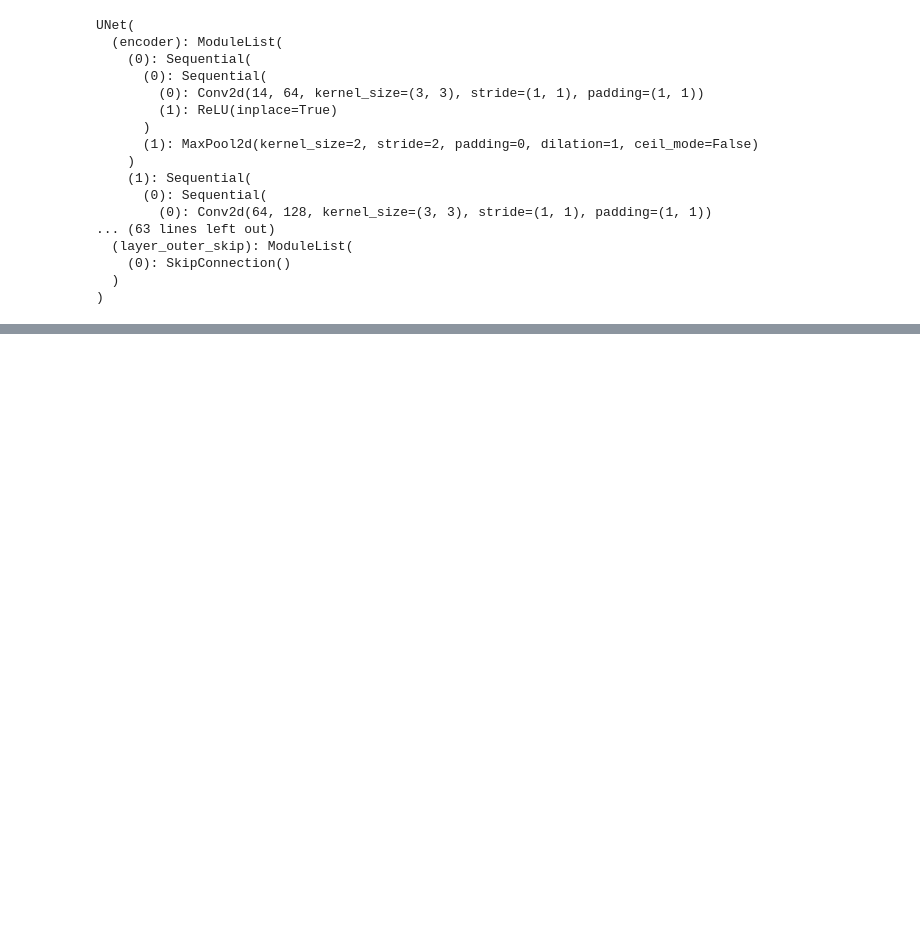
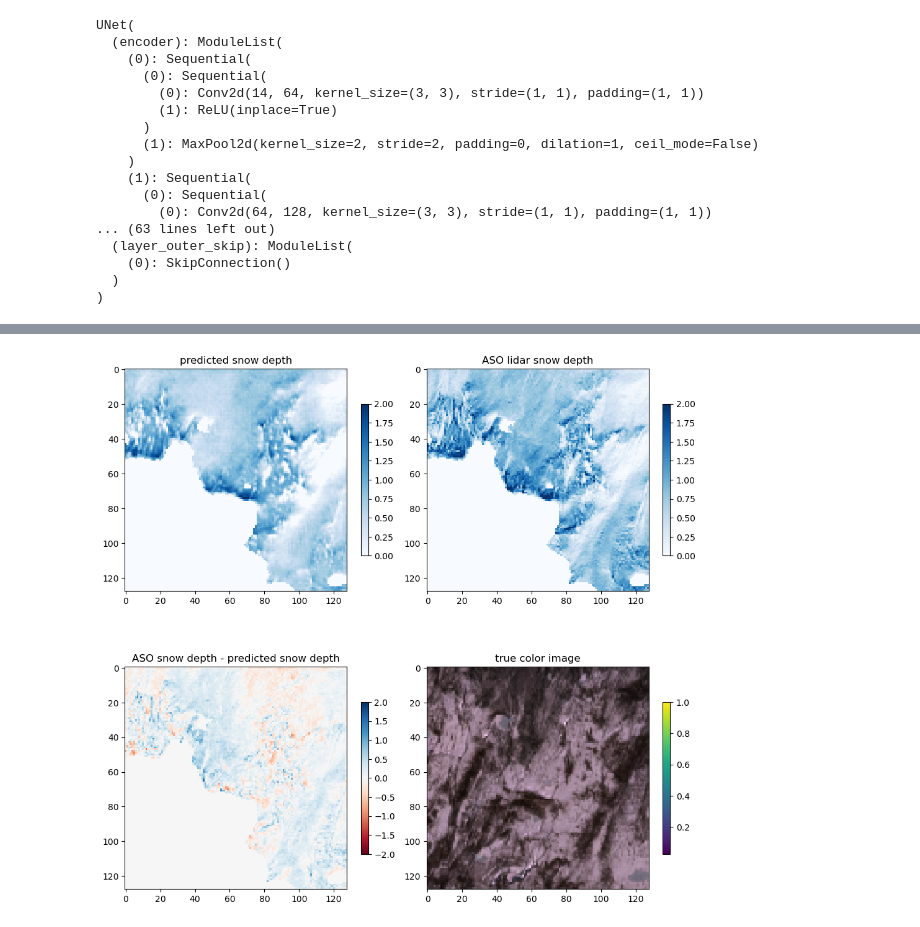
Before and after one commit to geo-smart/deep-snow, a Jupyter notebook: notebooks/trainv2.ipynb, the cells around one changed output, grey strips where cells are left out. Drawn from its saved outputs; the diff is of its cells as text; code cells hidden in the pictures; blank space fills up the shorter version.

```diff
--- a/notebooks/trainv2.ipynb
+++ b/notebooks/trainv2.ipynb
@@ -519,0 +524,38 @@ for i, (aso_sd, snowon_vv, snowon_vh, snowoff_vv, snowoff_vh, blue, green, red,
+# %%
+# visualize model outputs
+num_images=1
+
+for i, (aso_sd, snowon_vv, snowon_vh, snowoff_vv, snowoff_vh, blue, green, red, fcf, elevation, aso_gap_map, rtc_gap_map, ndvi, ndsi, ndwi, snowon_ratio, snowoff_ratio) in enumerate(val_loader):
+    if i < num_images:
+        with torch.no_grad():
+            pred_sd = model(snowon_vv.to('cuda'), snowon_vh.to('cuda'), snowoff_vv.to('cuda'), snowoff_vh.to('cuda'), blue.to('cuda'), green.to('cuda'), red.to('cuda'), fcf.to('cuda'), elevation.to('cuda'), ndvi.to('cuda'), ndsi.to('cuda'), ndwi.to('cuda'), snowon_ratio.to('cuda'), snowoff_ratio.to('cuda')) #Generate predictions using the model
+            pred_sd = pred_sd.to('cpu')
+
+            pred_sd = torch.where(aso_gap_map+rtc_gap_map == 0, pred_sd, torch.zeros_like(pred_sd)).squeeze()
+            aso_sd = torch.where(aso_gap_map+rtc_gap_map == 0, aso_sd, torch.zeros_like(pred_sd))
+            pred_sd = undo_norm(pred_sd, norm_dict['aso_sd'])
+            pred_sd = torch.where(pred_sd >= 0, pred_sd, torch.zeros_like(pred_sd)).squeeze()
+
+            aso_sd = undo_norm(aso_sd, norm_dict['aso_sd']).squeeze()
+
+            f, ax = plt.subplots(2, 2, figsize=(10,10))
+            im0 = ax[0, 0].imshow(pred_sd, cmap='Blues', vmin=0, vmax=2, interpolation='none')
+            ax[0, 0].set_title('predicted snow depth')
+            f.colorbar(im0, shrink=0.5)
+            im1 = ax[0, 1].imshow(aso_sd, cmap='Blues', vmin=0, vmax=2, interpolation='none')
+            ax[0, 1].set_title('ASO lidar snow depth')
+            f.colorbar(im1, shrink=0.5)
+
+            im2 = ax[1, 0].imshow(aso_sd-pred_sd, cmap='RdBu', vmin=-2, vmax=2, interpolation='none')
+            ax[1, 0].set_title('ASO snow depth - predicted snow depth')
+            f.colorbar(im2, shrink=0.5)
+            norm_max = np.max([green.max(), red.max(), blue.max()]) # there are better ways to do this
+            im3 = ax[1, 1].imshow(torch.cat((red.squeeze()[:, :, None]/norm_max, green.squeeze()[:, :, None]/norm_max, blue.squeeze()[:, :, None]/norm_max), 2).squeeze(), interpolation='none')
+            ax[1, 1].set_title('true color image')
+            f.colorbar(im3, shrink=0.5)
+
+            plt.tight_layout()
+    else:
+        break
+# %% [output]
+[figure, added]
```
Also changed, not shown: parts of 5 cells of this notebook.
